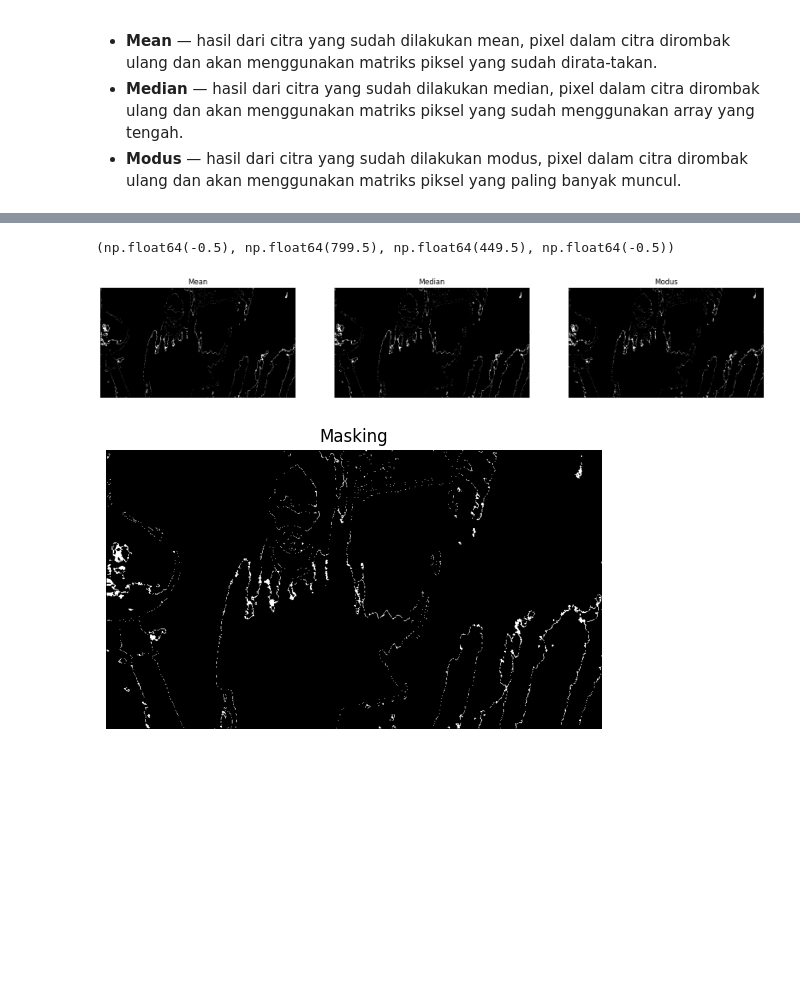
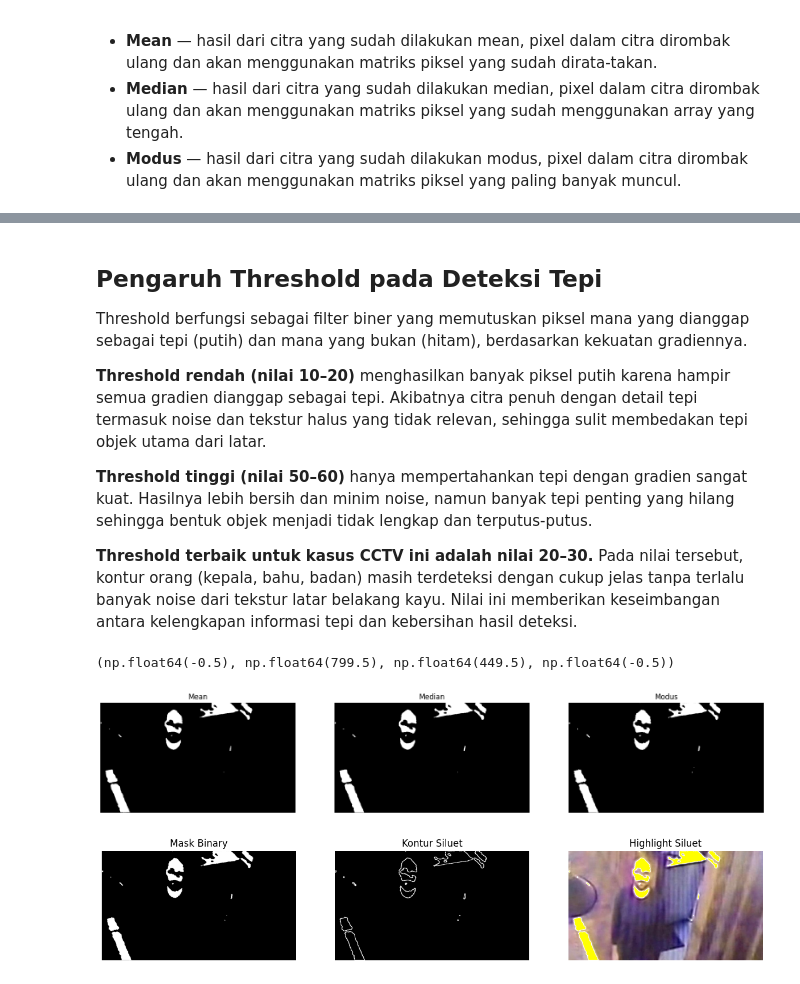
Before and after one commit to praktikum-pcd-2026/jurnal-modul-3-DendoyOfficial, a Jupyter notebook: modul3.ipynb, the cells around one changed output, grey strips where cells are left out. Drawn from its saved outputs; the diff is of its cells as text; code cells hidden in the pictures; blank space fills up the shorter version.

```diff
--- a/modul3.ipynb
+++ b/modul3.ipynb
@@ -48,8 +47,10 @@ kernelSharpening = np.array([
     [1/9, 1/9, 1/9]
 ])
 # %%
-def tambah(citra1,citra2):
-    return citra1+citra2
+def tambah(citra1, citra2):
+    hasil = citra1.astype(np.float32) + citra2.astype(np.float32)
+    hasil = hasil * 255.0 / np.max(hasil)
+    return np.clip(hasil, 0, 255).astype(np.uint8)
 
 backup = cv.imread('backup.jpg')
 backup = cv.cvtColor(backup,cv.COLOR_BGR2GRAY)
@@ -322,7 +359,17 @@ plt.axis('off')
+# %% [markdown]
+## Pengaruh Threshold pada Deteksi Tepi
+
+Threshold berfungsi sebagai filter biner yang memutuskan piksel mana yang dianggap sebagai tepi (putih) dan mana yang bukan (hitam), berdasarkan kekuatan gradiennya.
+
+**Threshold rendah (nilai 10–20)** menghasilkan banyak piksel putih karena hampir semua gradien dianggap sebagai tepi. Akibatnya citra penuh dengan detail tepi termasuk noise dan tekstur halus yang tidak relevan, sehingga sulit membedakan tepi objek utama dari latar.
+
+**Threshold tinggi (nilai 50–60)** hanya mempertahankan tepi dengan gradien sangat kuat. Hasilnya lebih bersih dan minim noise, namun banyak tepi penting yang hilang sehingga bentuk objek menjadi tidak lengkap dan terputus-putus.
+
+**Threshold terbaik untuk kasus CCTV ini adalah nilai 20–30.** Pada nilai tersebut, kontur orang (kepala, bahu, badan) masih terdeteksi dengan cukup jelas tanpa terlalu banyak noise dari tekstur latar belakang kayu. Nilai ini memberikan keseimbangan antara kelengkapan informasi tepi dan kebersihan hasil deteksi.
 # %%
-gambar1 = threshold(mean,250)
-gambar2 = threshold(median,250)
-gambar3 = threshold(modus,250)
+gambar1 = threshold(mean,200)
+gambar2 = threshold(median,200)
+gambar3 = threshold(modus,200)
 
 plt.figure(figsize=(20,15))
 plt.subplot(1,3,1)
@@ -341,4 +388,4 @@ plt.title('Modus')
 plt.axis('off')
 # %% [output]
 (np.float64(-0.5), np.float64(799.5), np.float64(449.5), np.float64(-0.5))
-[figure, old version]
+[figure, new version]
@@ -345,25 +414,36 @@ plt.axis('off')
 # %%
-masking = []
+# Highlight siluet orang ke citra warna asli (kuning)
+backup_color = cv.imread('backup.jpg')
+backup_color = cv.cvtColor(backup_color, cv.COLOR_BGR2RGB)
 
-height, width = gambar3.shape
-image_matrix = gambar3
+mask = gambar3  # binary mask dari threshold
 
-for y in range(height):
-    row = []
-    for x in range(width):
-        if image_matrix[y][x] > 100:
-            mask = 1
-        else:
-            mask = 0
-        value = image_matrix[y][x] * mask
-        row.append(value)
-    masking.append(row)
+# Buat highlight kuning di area mask
+highlighted = backup_color.copy()
+highlighted[mask > 0] = [255, 255, 0]  # warna kuning
 
-plt.imshow(masking, cmap='gray')
-plt.title('Masking')
+plt.figure(figsize=(15, 5))
+plt.subplot(1, 3, 1)
+plt.imshow(mask, cmap='gray')
+plt.title('Mask Binary')
+plt.axis('off')
+
+plt.subplot(1, 3, 2)
+# contour dari mask
+contour_img = np.zeros_like(mask)
+# pakai edge detection sederhana pada mask
+contour_img = edge(mask, sobelX, sobelY)
+th_contour = threshold(contour_img, 10)
+plt.imshow(th_contour, cmap='gray')
+plt.title('Kontur Siluet')
+plt.axis('off')
+
+plt.subplot(1, 3, 3)
+plt.imshow(highlighted)
+plt.title('Highlight Siluet')
 plt.axis('off')
 plt.show()
 # %% [output]
-[figure, old version]
+[figure, new version]
 # %%
 david = cv.imread('david.jpg')
```
Also changed, not shown: parts of 10 cells of this notebook.
